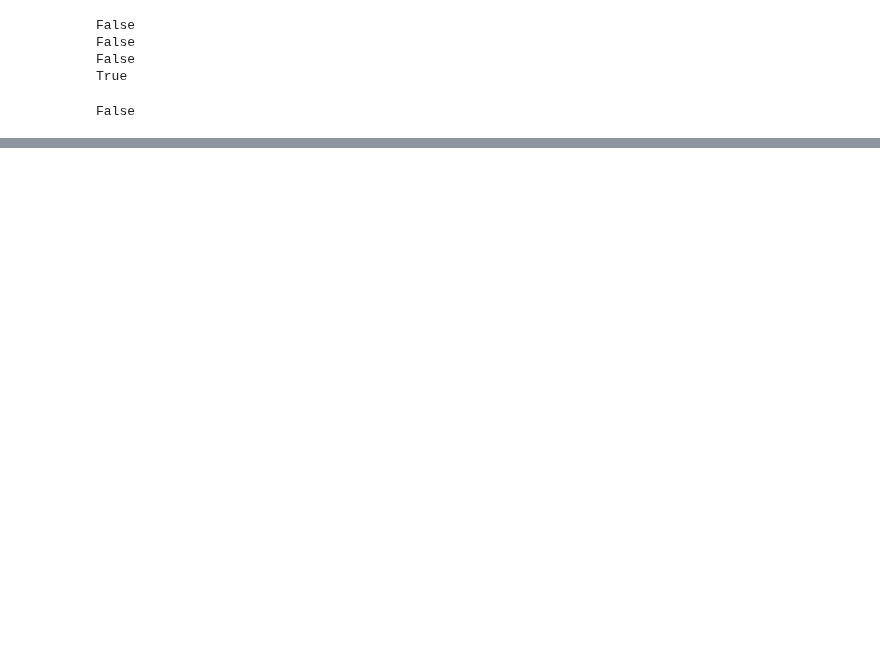
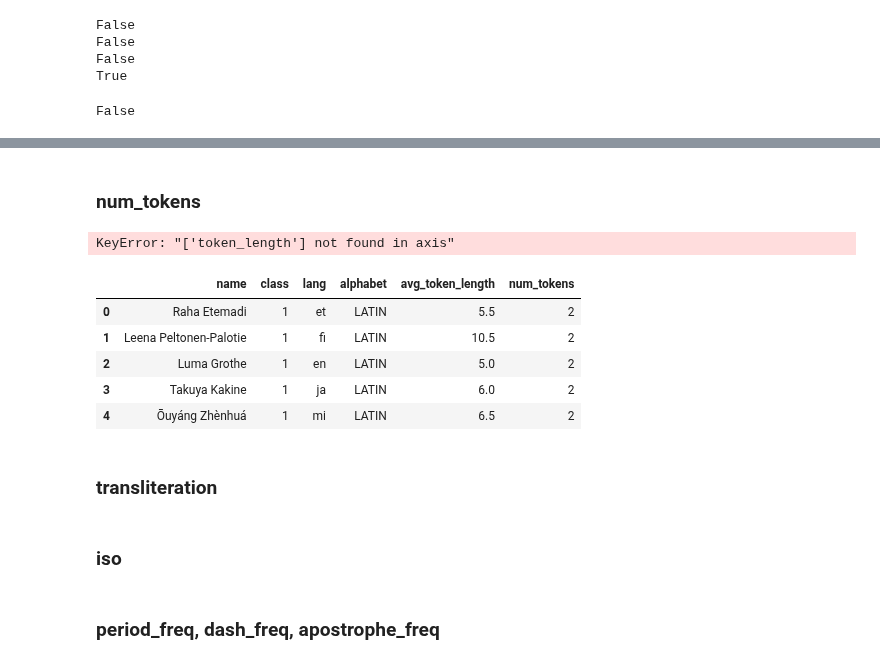
Before and after one commit to Exiger-project/Name_Of_Origin_Project-, a Jupyter notebook: companycsv_cleaned.ipynb, the cells around one changed output, grey strips where cells are left out. Saved outputs shown, nothing was run; the diff lists cells and outputs as text; code cells hidden in the pictures; blank space fills up the shorter version.

```diff
--- a/companycsv_cleaned.ipynb
+++ b/companycsv_cleaned.ipynb
@@ -125,0 +443,25 @@ Name: lang, Length: 103, dtype: int64
+# %%
+def average_token_length(name):
+    total_length = 0
+    total_tokens = 0
+    # Tokenize the name (split by spaces)
+    tokens = name.split()
+
+    # Calculate the total length of tokens in the name
+    token_length = sum(len(token) for token in tokens)
+
+    # Total length (characters in each word) and total number of tokens (words in name)
+    total_length += token_length
+    total_tokens += len(tokens)
+    # Calculate the average token length
+    if total_tokens > 0:
+        average_length = total_length / total_tokens
+        return average_length
+    else:
+        return 0
+
+avg_token_length = []
+for i in df['name']:
+    avg_token_length.append(average_token_length(i))
+# %%
+df['avg_token_length'] = avg_token_length
@@ -125,0 +485,32 @@ Name: lang, Length: 103, dtype: int64
+# %% [markdown]
+### num_tokens
+# %%
+def token_len(name):
+    total_tokens = 0
+    tokens = name.split()
+    # Total number of tokens (words in name)
+    total_tokens += len(tokens)
+    return total_tokens
+# %%
+token_length = []
+for i in df['name']:
+    token_length.append(token_len(i))
+df['num_tokens'] = token_length
+df = df.drop(columns = 'token_length')
+# %% [output]
+KeyError: "['token_length'] not found in axis"
+# %%
+df.head()
+# %% [output]
+|  | name | class | lang | alphabet | avg_token_length | num_tokens |
+| 0 | Raha Etemadi | 1 | et | LATIN | 5.5 | 2 |
+| 1 | Leena Peltonen-Palotie | 1 | fi | LATIN | 10.5 | 2 |
+| 2 | Luma Grothe | 1 | en | LATIN | 5.0 | 2 |
+| 3 | Takuya Kakine | 1 | ja | LATIN | 6.0 | 2 |
+| 4 | Ōuyáng Zhènhuá | 1 | mi | LATIN | 6.5 | 2 |
+# %% [markdown]
+### transliteration
+# %% [markdown]
+### iso
+# %% [markdown]
+### period_freq, dash_freq, apostrophe_freq
```
Also changed, not shown: parts of 50 cells of this notebook, 3 other files.
